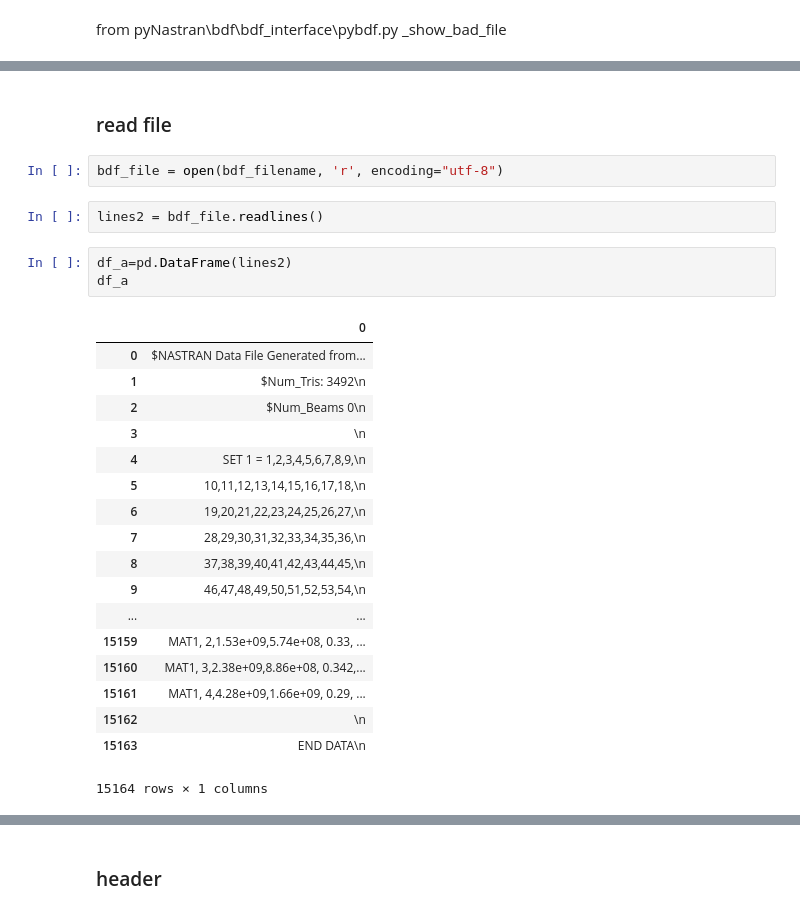
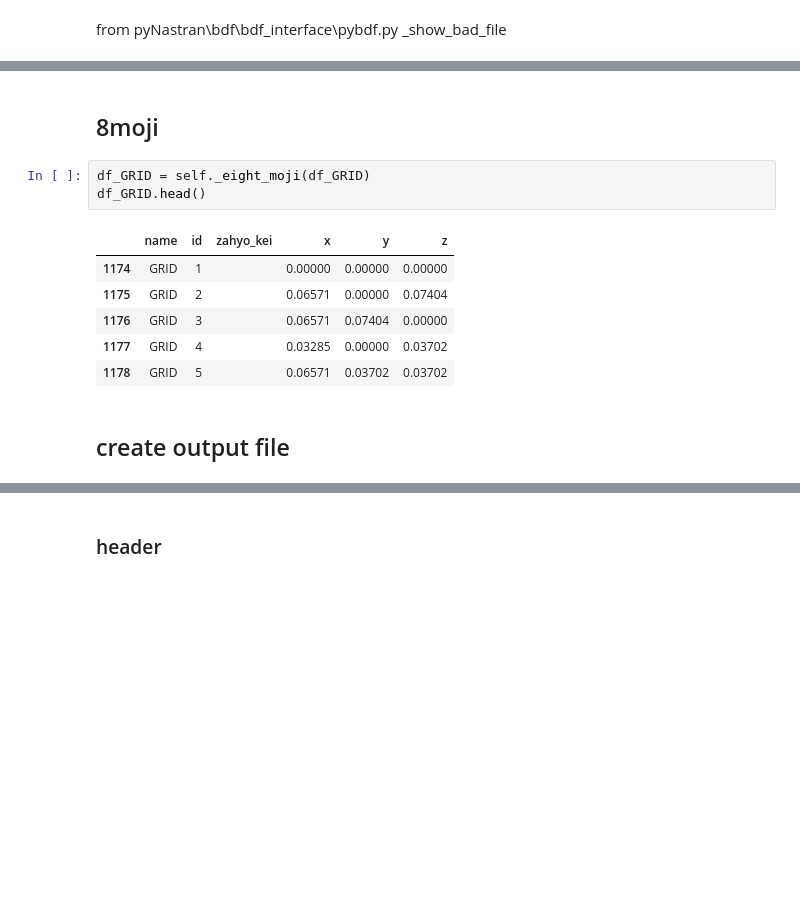
Before and after one commit to tanukichi123/pandastran, a Jupyter notebook: read_file_pandas.ipynb, the cells around one changed output, grey strips where cells are left out. Cells and saved outputs as stored; diff of their text form; blank space fills up the shorter version.

```diff
--- a/read_file_pandas.ipynb
+++ b/read_file_pandas.ipynb
@@ -9,28 +40,14 @@ bdf_filename = "test_openvsp.dat"
+# %% [markdown]
+## 8moji
+# %%
+df_GRID = self._eight_moji(df_GRID)
+df_GRID.head()
+# %% [output]
+|  | name | id | zahyo_kei | x | y | z |
+| 1174 | GRID | 1 |  | 0.00000 | 0.00000 | 0.00000 |
+| 1175 | GRID | 2 |  | 0.06571 | 0.00000 | 0.07404 |
+| 1176 | GRID | 3 |  | 0.06571 | 0.07404 | 0.00000 |
+| 1177 | GRID | 4 |  | 0.03285 | 0.00000 | 0.03702 |
+| 1178 | GRID | 5 |  | 0.06571 | 0.03702 | 0.03702 |
 # %% [markdown]
-### read file
+## create output file
-# %%
-bdf_file = open(bdf_filename, 'r', encoding="utf-8")
-# %%
-lines2 = bdf_file.readlines()
-# %%
-df_a=pd.DataFrame(lines2)
-df_a
-# %% [output]
-|  | 0 |
-| 0 | $NASTRAN Data File Generated from... |
-| 1 | $Num_Tris: 3492\n |
-| 2 | $Num_Beams 0\n |
-| 3 | \n |
-| 4 | SET 1 = 1,2,3,4,5,6,7,8,9,\n |
-| 5 | 10,11,12,13,14,15,16,17,18,\n |
-| 6 | 19,20,21,22,23,24,25,26,27,\n |
-| 7 | 28,29,30,31,32,33,34,35,36,\n |
-| 8 | 37,38,39,40,41,42,43,44,45,\n |
-| 9 | 46,47,48,49,50,51,52,53,54,\n |
-| ... | ... |
-| 15159 | MAT1, 2,1.53e+09,5.74e+08, 0.33, ... |
-| 15160 | MAT1, 3,2.38e+09,8.86e+08, 0.342,... |
-| 15161 | MAT1, 4,4.28e+09,1.66e+09, 0.29, ... |
-| 15162 | \n |
-| 15163 | END DATA\n |
-15164 rows × 1 columns
```
Also changed, not shown: parts of 34 cells of this notebook.
